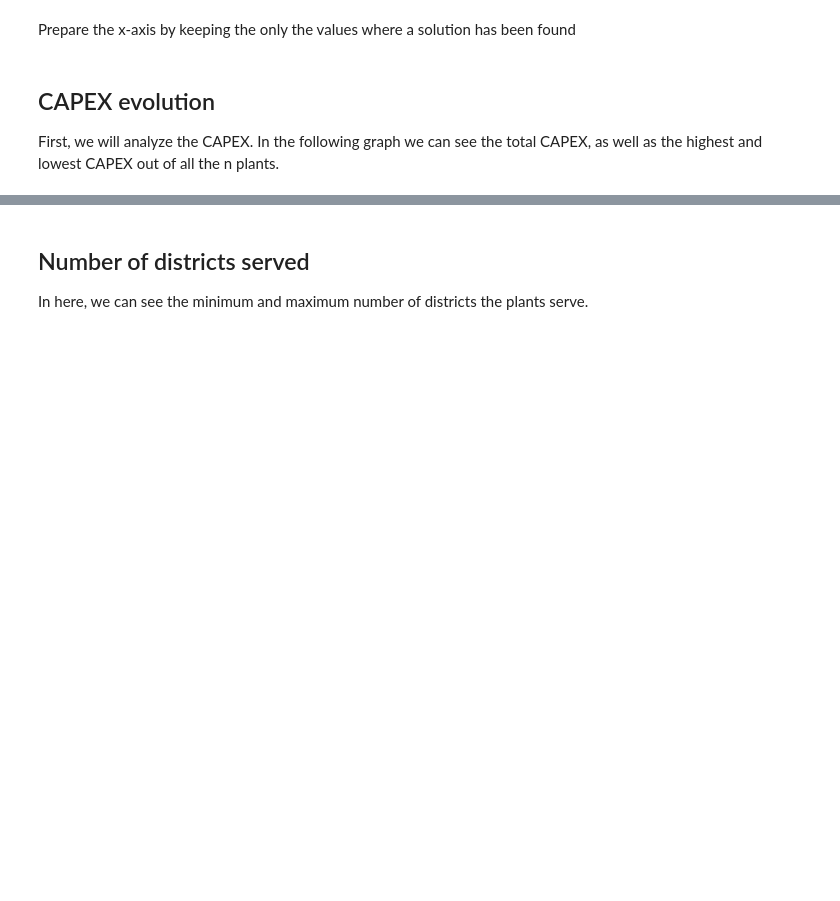
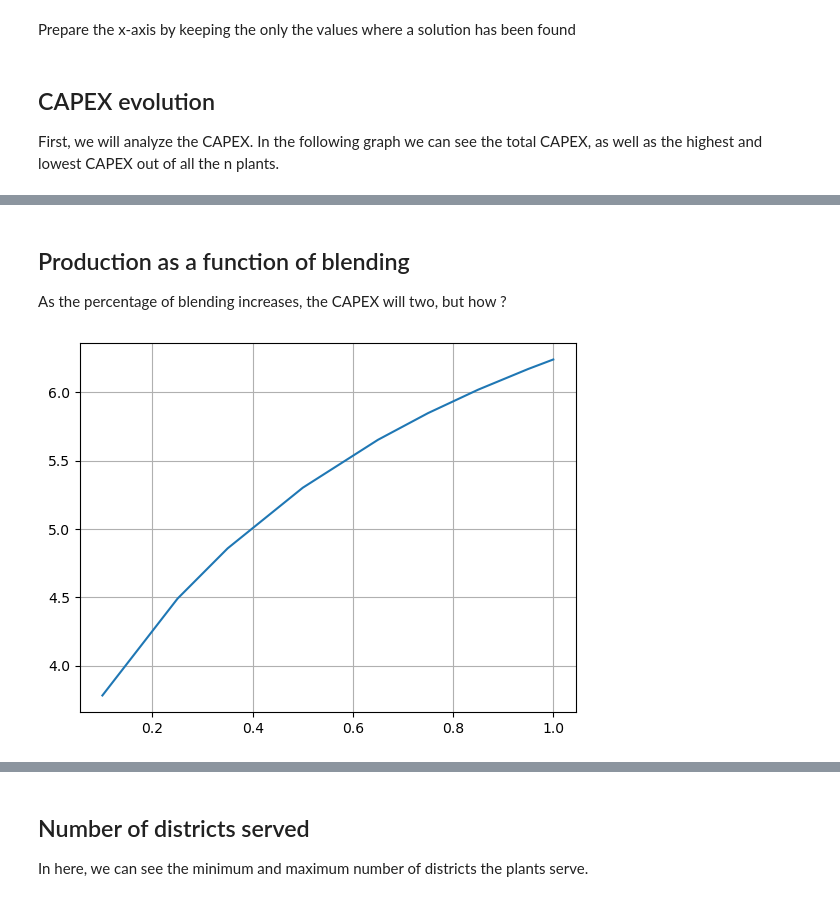
Before and after one commit to DerSpanischGamer/GermanHydrogen, a Jupyter notebook: disaggregator-master/15_Results_analysis.ipynb, the cells around one changed output, grey strips where cells are left out. Saved outputs shown, nothing was run; the diff lists cells and outputs as text; code cells hidden in the pictures; blank space fills up the shorter version.

```diff
--- a/disaggregator-master/15_Results_analysis.ipynb
+++ b/disaggregator-master/15_Results_analysis.ipynb
@@ -53,0 +78,20 @@ Text(0, 0.5, 'Total cost of the installation of all the plants [m$]')
+# %% [markdown]
+## Production as a function of blending
+
+As the percentage of blending increases, the CAPEX will two, but how ?
+# %%
+blendings = [0.1, 0.25, 0.35, 0.5, 0.65, 0.75, 0.85, 0.95, 1]
+Y = []
+
+for b in blendings:
+    with open("project_data/out/reducedDemand/optimalPlaces_reduced" + str(b) + "_minCAPEX.json") as file:
+        data = json.load(file)
+
+        plantsCosts = data["specifications"]
+        Y.append(max([sum(a) / 1e6 for a in plantsCosts if len(a) > 0]))
+
+plt.plot(blendings, Y)
+plt.grid()
+plt.show()  # Add this line outside the loop
+# %% [output]
+[figure, added]
```
Also changed, not shown: parts of 22 cells of this notebook, 57 other files.
